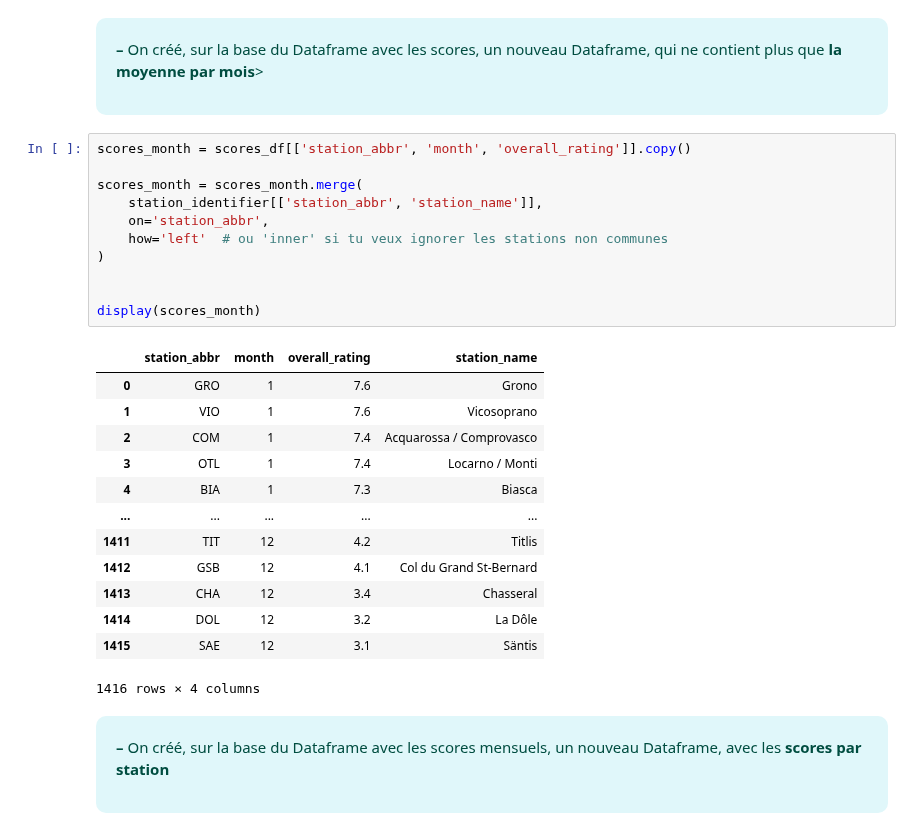
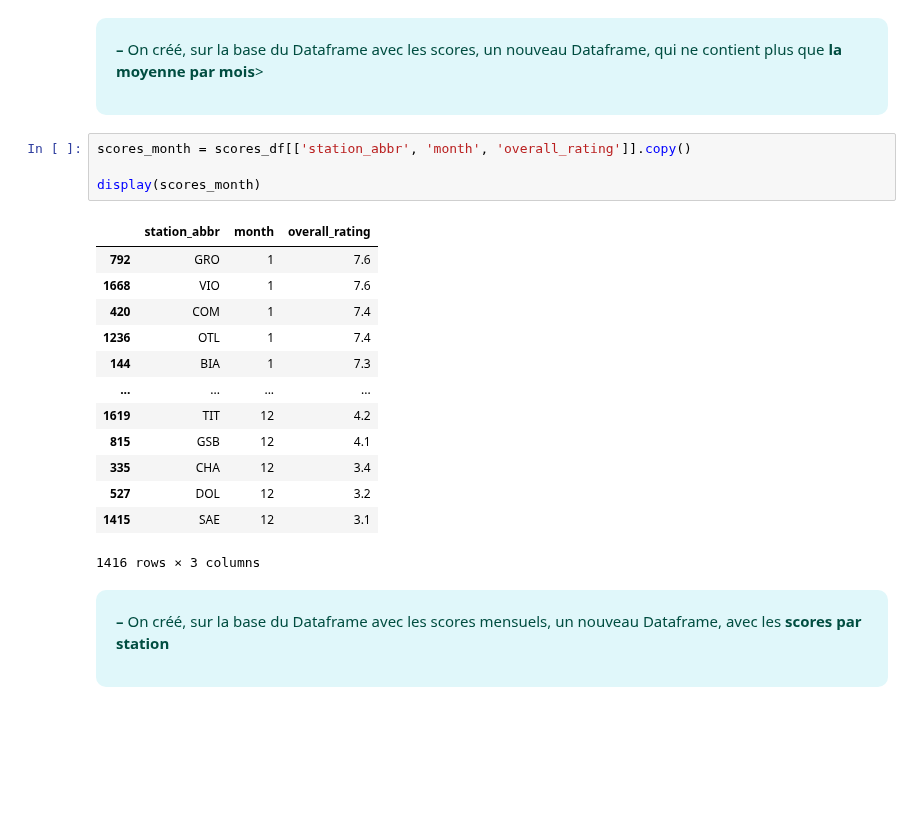
Before and after one commit to Inertie78/StatisticalWeather, a Jupyter notebook: statisticalWeather.ipynb, the cells around one changed output. Drawn from its saved outputs; the diff is of its cells as text; blank space fills up the shorter version.

```diff
--- a/statisticalWeather.ipynb
+++ b/statisticalWeather.ipynb
@@ -840,28 +870,21 @@ display(scores_df)
 # %%
 scores_month = scores_df[['station_abbr', 'month', 'overall_rating']].copy()
 
-scores_month = scores_month.merge(
-    station_identifier[['station_abbr', 'station_name']],
-    on='station_abbr',
-    how='left'  # ou 'inner' si tu veux ignorer les stations non communes
-)
-
-
 display(scores_month)
 # %% [output]
-|  | station_abbr | month | overall_rating | station_name |
-| 0 | GRO | 1 | 7.6 | Grono |
-| 1 | VIO | 1 | 7.6 | Vicosoprano |
-| 2 | COM | 1 | 7.4 | Acquarossa / Comprovasco |
-| 3 | OTL | 1 | 7.4 | Locarno / Monti |
-| 4 | BIA | 1 | 7.3 | Biasca |
-| ... | ... | ... | ... | ... |
-| 1411 | TIT | 12 | 4.2 | Titlis |
-| 1412 | GSB | 12 | 4.1 | Col du Grand St-Bernard |
-| 1413 | CHA | 12 | 3.4 | Chasseral |
-| 1414 | DOL | 12 | 3.2 | La Dôle |
-| 1415 | SAE | 12 | 3.1 | Säntis |
+|  | station_abbr | month | overall_rating |
+| 792 | GRO | 1 | 7.6 |
+| 1668 | VIO | 1 | 7.6 |
+| 420 | COM | 1 | 7.4 |
+| 1236 | OTL | 1 | 7.4 |
+| 144 | BIA | 1 | 7.3 |
+| ... | ... | ... | ... |
+| 1619 | TIT | 12 | 4.2 |
+| 815 | GSB | 12 | 4.1 |
+| 335 | CHA | 12 | 3.4 |
+| 527 | DOL | 12 | 3.2 |
+| 1415 | SAE | 12 | 3.1 |
-1416 rows × 4 columns
+1416 rows × 3 columns
 # %% [markdown]
 <div style="background-color: #e0f7fa; color: #004d40; padding: 20px; max-width: 95%; border-radius: 10px; font-family: Arial, sans-serif; margin: auto;">
   <p><strong>–</strong> On créé, sur la base du Dataframe avec les scores mensuels, un nouveau Dataframe, avec les <strong>scores par station</strong></p>
```
Also changed, not shown: parts of 13 cells of this notebook.
